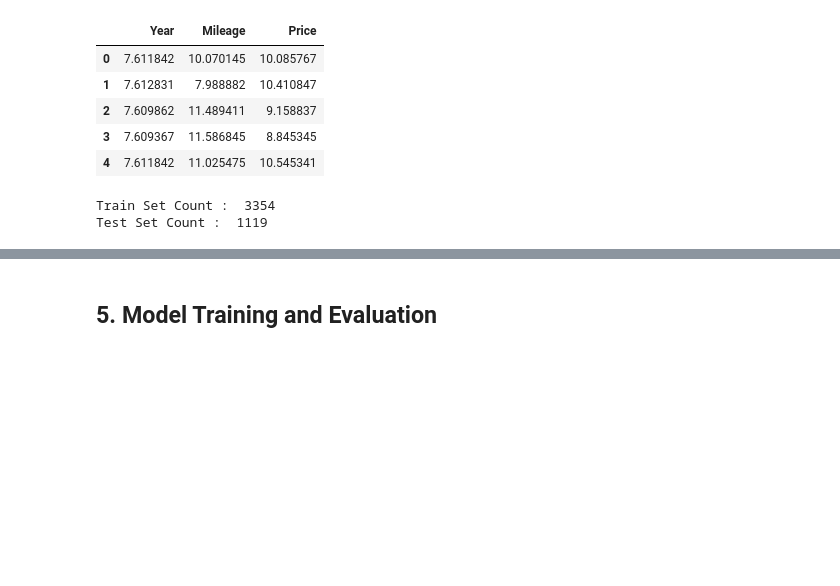
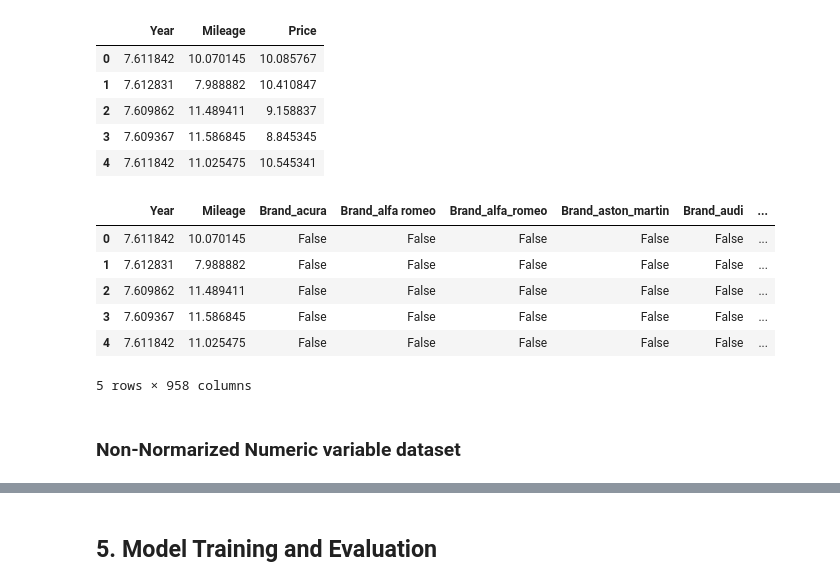
Before and after one commit to kish191919/Predict_Used_Car_Price_by_Python, a Jupyter notebook: Used_Car.ipynb, the cells around one changed output, grey strips where cells are left out. Saved outputs shown, nothing was run; the diff lists cells and outputs as text; code cells hidden in the pictures; blank space fills up the shorter version.

```diff
--- a/Used_Car.ipynb
+++ b/Used_Car.ipynb
@@ -618,12 +658,12 @@ X_train_0 = normalize_num.join(dummy_cat)
 y_train = X_train_0["Price"]
 X_train = X_train_0.drop("Price", axis=1)
 # %%
-# K-ford : 10
-k_fold = KFold(n_splits=10, shuffle=True, random_state=2024)
-X_train1, X_test1, y_train1, y_test1 = train_test_split(X_train, y_train)
-
-print("Train Set Count : ", len(X_train1))
-print("Test Set Count : ",len(X_test1))
+X_train.head()
 # %% [output]
+|  | Year | Mileage | Brand_acura | Brand_alfa romeo | Brand_alfa_romeo | Brand_aston_martin | Brand_audi | ... |
+| 0 | 7.611842 | 10.070145 | False | False | False | False | False | ... |
+| 1 | 7.612831 | 7.988882 | False | False | False | False | False | ... |
+| 2 | 7.609862 | 11.489411 | False | False | False | False | False | ... |
+| 3 | 7.609367 | 11.586845 | False | False | False | False | False | ... |
+| 4 | 7.611842 | 11.025475 | False | False | False | False | False | ... |
-Train Set Count :  3354
-Test Set Count :  1119
+5 rows × 958 columns
@@ -629,0 +672,2 @@ Test Set Count :  1119
+# %% [markdown]
+### Non-Normarized Numeric variable dataset
```
Also changed, not shown: parts of 19 cells of this notebook.
